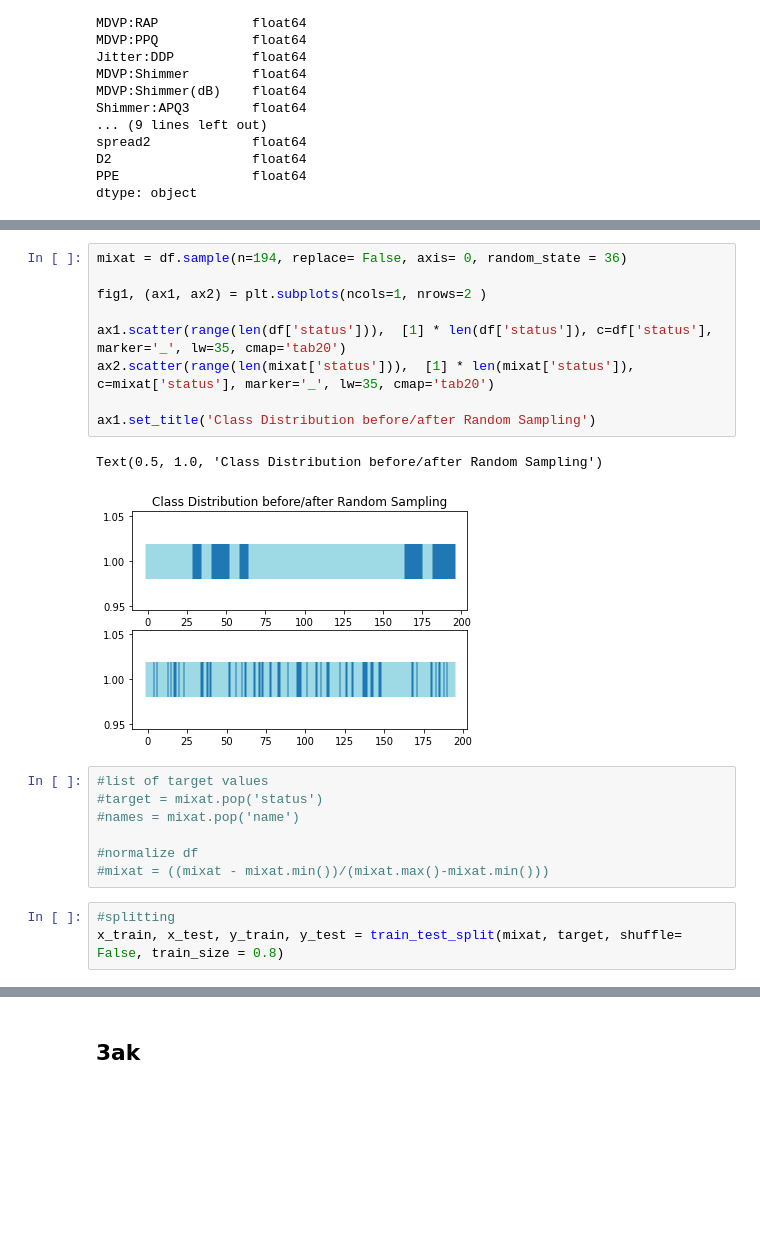
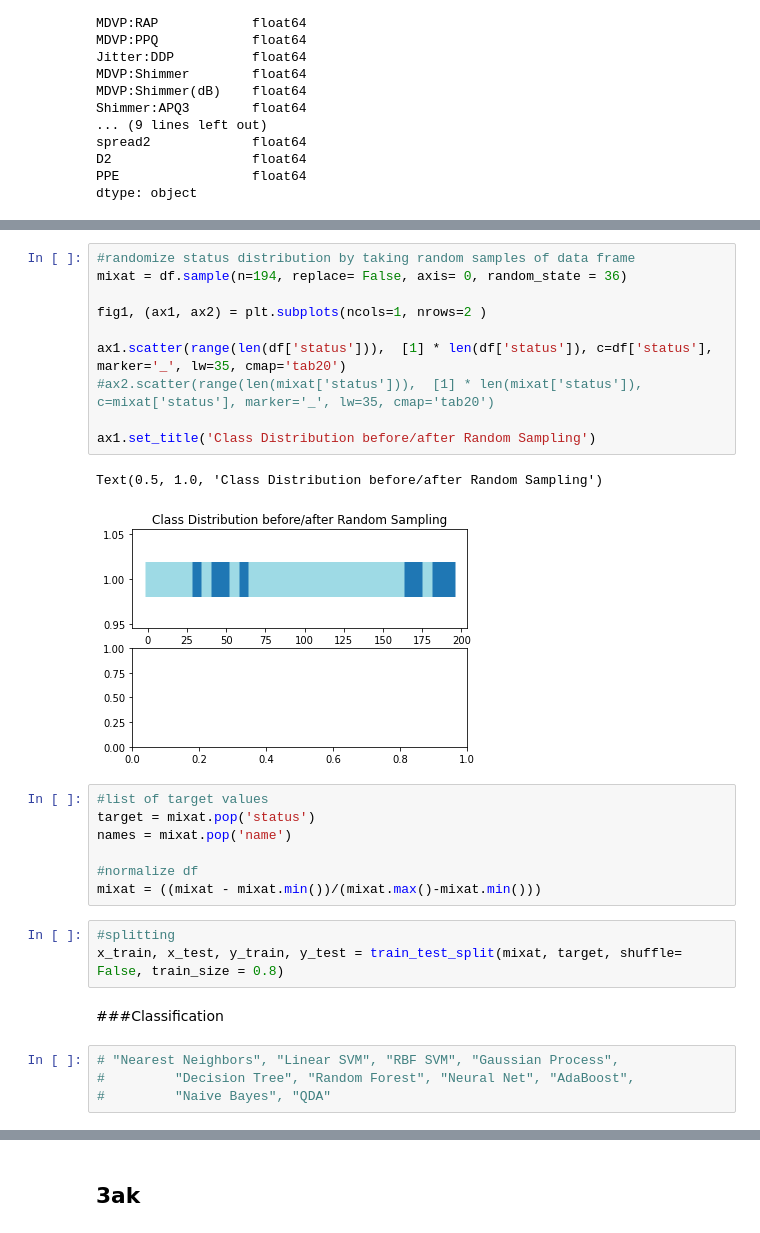
Before and after one commit to he16946/Assignment2020, a Jupyter notebook: Assignment2020.ipynb, the cells around one changed output, grey strips where cells are left out. Saved outputs shown, nothing was run; the diff lists cells and outputs as text; blank space fills up the shorter version.

```diff
--- a/Assignment2020.ipynb
+++ b/Assignment2020.ipynb
@@ -89,22 +107,29 @@ df.head(30)
 # %%
+#randomize status distribution by taking random samples of data frame
 mixat = df.sample(n=194, replace= False, axis= 0, random_state = 36)
 
 fig1, (ax1, ax2) = plt.subplots(ncols=1, nrows=2 )
 
 ax1.scatter(range(len(df['status'])),  [1] * len(df['status']), c=df['status'], marker='_', lw=35, cmap='tab20')
-ax2.scatter(range(len(mixat['status'])),  [1] * len(mixat['status']), c=mixat['status'], marker='_', lw=35, cmap='tab20')
+#ax2.scatter(range(len(mixat['status'])),  [1] * len(mixat['status']), c=mixat['status'], marker='_', lw=35, cmap='tab20')
 
 ax1.set_title('Class Distribution before/after Random Sampling')
 # %% [output]
 Text(0.5, 1.0, 'Class Distribution before/after Random Sampling')
-[figure, old version]
+[figure, new version]
 # %%
 #list of target values
-#target = mixat.pop('status')
-#names = mixat.pop('name')
+target = mixat.pop('status')
+names = mixat.pop('name')
 
 #normalize df
-#mixat = ((mixat - mixat.min())/(mixat.max()-mixat.min()))
+mixat = ((mixat - mixat.min())/(mixat.max()-mixat.min()))
 # %%
 #splitting
 x_train, x_test, y_train, y_test = train_test_split(mixat, target, shuffle= False, train_size = 0.8)
+# %% [markdown]
+###Classification
+# %%
+# "Nearest Neighbors", "Linear SVM", "RBF SVM", "Gaussian Process",
+#         "Decision Tree", "Random Forest", "Neural Net", "AdaBoost",
+#         "Naive Bayes", "QDA"
```
Also changed, not shown: parts of 10 cells of this notebook.
